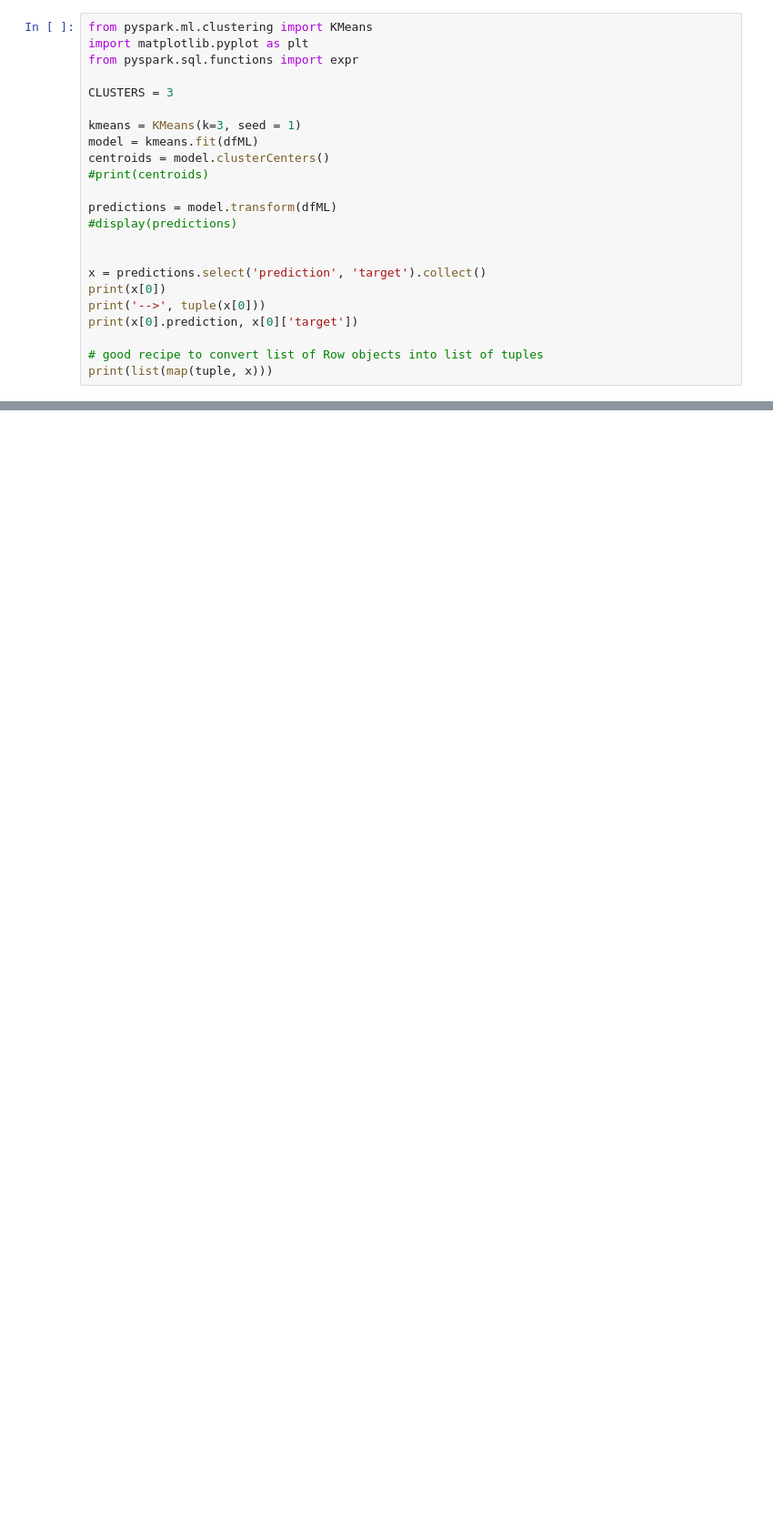
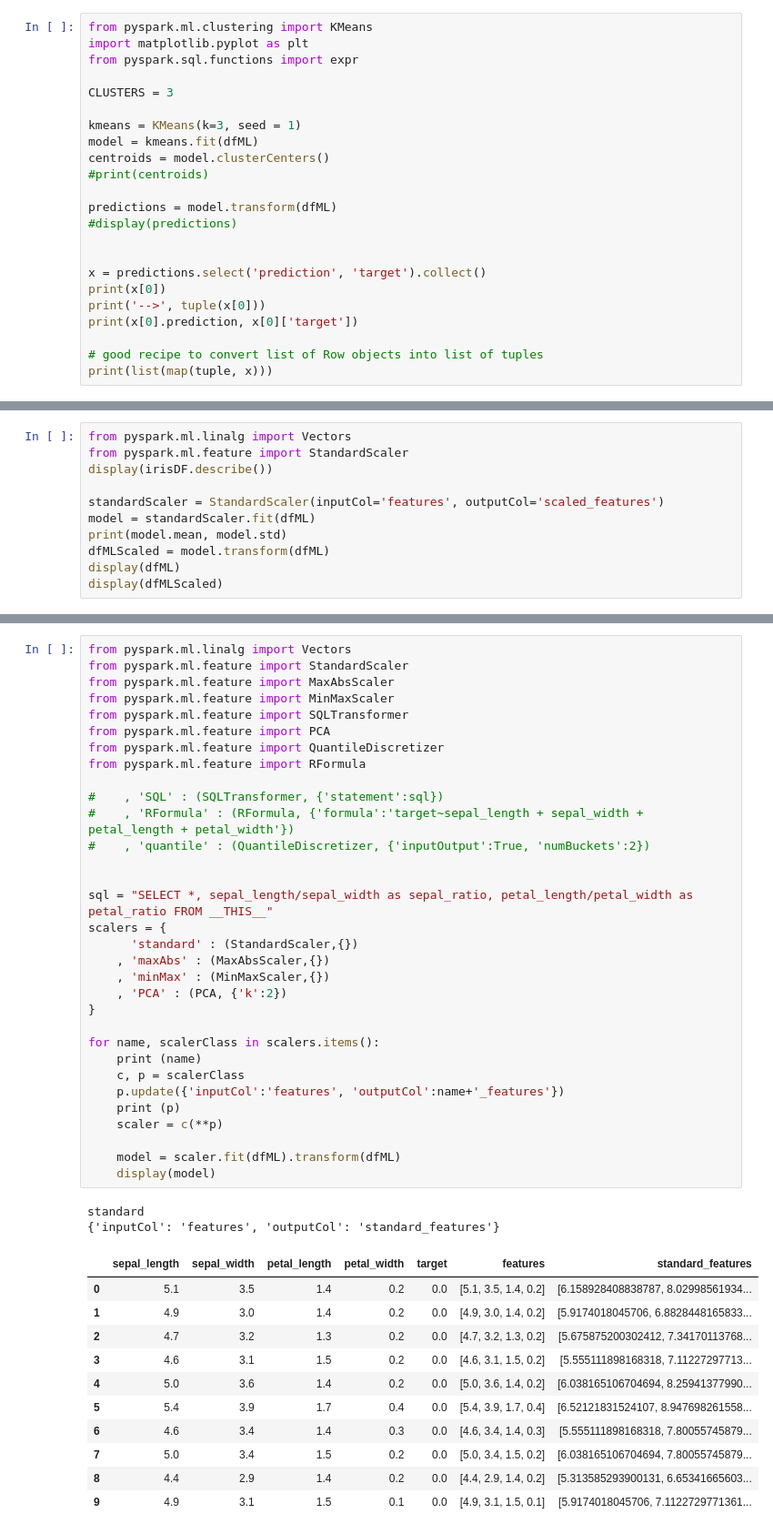
Before and after one commit to roitraining/SparkforDataScientists, a Jupyter notebook: Iris.ipynb, the cells around one changed output, grey strips where cells are left out. Shown at 91% size. Saved outputs shown, nothing was run; the diff lists cells and outputs as text; blank space fills up the shorter version.

```diff
--- a/Iris.ipynb
+++ b/Iris.ipynb
@@ -55,0 +94,11 @@ print(list(map(tuple, x)))
+# %%
+from pyspark.ml.linalg import Vectors
+from pyspark.ml.feature import StandardScaler
+display(irisDF.describe())
+
+standardScaler = StandardScaler(inputCol='features', outputCol='scaled_features')
+model = standardScaler.fit(dfML)
+print(model.mean, model.std)
+dfMLScaled = model.transform(dfML)
+display(dfML)
+display(dfMLScaled)
@@ -55,0 +159,46 @@ print(list(map(tuple, x)))
+# %%
+from pyspark.ml.linalg import Vectors
+from pyspark.ml.feature import StandardScaler
+from pyspark.ml.feature import MaxAbsScaler
+from pyspark.ml.feature import MinMaxScaler
+from pyspark.ml.feature import SQLTransformer
+from pyspark.ml.feature import PCA
+from pyspark.ml.feature import QuantileDiscretizer
+from pyspark.ml.feature import RFormula
+
+#    , 'SQL' : (SQLTransformer, {'statement':sql})
+#    , 'RFormula' : (RFormula, {'formula':'target~sepal_length + sepal_width + petal_length + petal_width'})
+#    , 'quantile' : (QuantileDiscretizer, {'inputOutput':True, 'numBuckets':2})
+
+
+sql = "SELECT *, sepal_length/sepal_width as sepal_ratio, petal_length/petal_width as petal_ratio FROM __THIS__"
+scalers = {
+      'standard' : (StandardScaler,{})
+    , 'maxAbs' : (MaxAbsScaler,{})
+    , 'minMax' : (MinMaxScaler,{})
+    , 'PCA' : (PCA, {'k':2})
+}
+
+for name, scalerClass in scalers.items():
+    print (name)
+    c, p = scalerClass
+    p.update({'inputCol':'features', 'outputCol':name+'_features'})
+    print (p)
+    scaler = c(**p)
+
+    model = scaler.fit(dfML).transform(dfML)
+    display(model)
+# %% [output]
+standard
+{'inputCol': 'features', 'outputCol': 'standard_features'}
+|  | sepal_length | sepal_width | petal_length | petal_width | target | features | standard_features |
+| 0 | 5.1 | 3.5 | 1.4 | 0.2 | 0.0 | [5.1, 3.5, 1.4, 0.2] | [6.158928408838787, 8.02998561934... |
+| 1 | 4.9 | 3.0 | 1.4 | 0.2 | 0.0 | [4.9, 3.0, 1.4, 0.2] | [5.9174018045706, 6.8828448165833... |
+| 2 | 4.7 | 3.2 | 1.3 | 0.2 | 0.0 | [4.7, 3.2, 1.3, 0.2] | [5.675875200302412, 7.34170113768... |
+| 3 | 4.6 | 3.1 | 1.5 | 0.2 | 0.0 | [4.6, 3.1, 1.5, 0.2] | [5.555111898168318, 7.11227297713... |
+| 4 | 5.0 | 3.6 | 1.4 | 0.2 | 0.0 | [5.0, 3.6, 1.4, 0.2] | [6.038165106704694, 8.25941377990... |
+| 5 | 5.4 | 3.9 | 1.7 | 0.4 | 0.0 | [5.4, 3.9, 1.7, 0.4] | [6.52121831524107, 8.947698261558... |
+| 6 | 4.6 | 3.4 | 1.4 | 0.3 | 0.0 | [4.6, 3.4, 1.4, 0.3] | [5.555111898168318, 7.80055745879... |
+| 7 | 5.0 | 3.4 | 1.5 | 0.2 | 0.0 | [5.0, 3.4, 1.5, 0.2] | [6.038165106704694, 7.80055745879... |
+| 8 | 4.4 | 2.9 | 1.4 | 0.2 | 0.0 | [4.4, 2.9, 1.4, 0.2] | [5.313585293900131, 6.65341665603... |
+| 9 | 4.9 | 3.1 | 1.5 | 0.1 | 0.0 | [4.9, 3.1, 1.5, 0.1] | [5.9174018045706, 7.1122729771361... |
```
Also changed, not shown: parts of 8 cells of this notebook, 1 other file.
